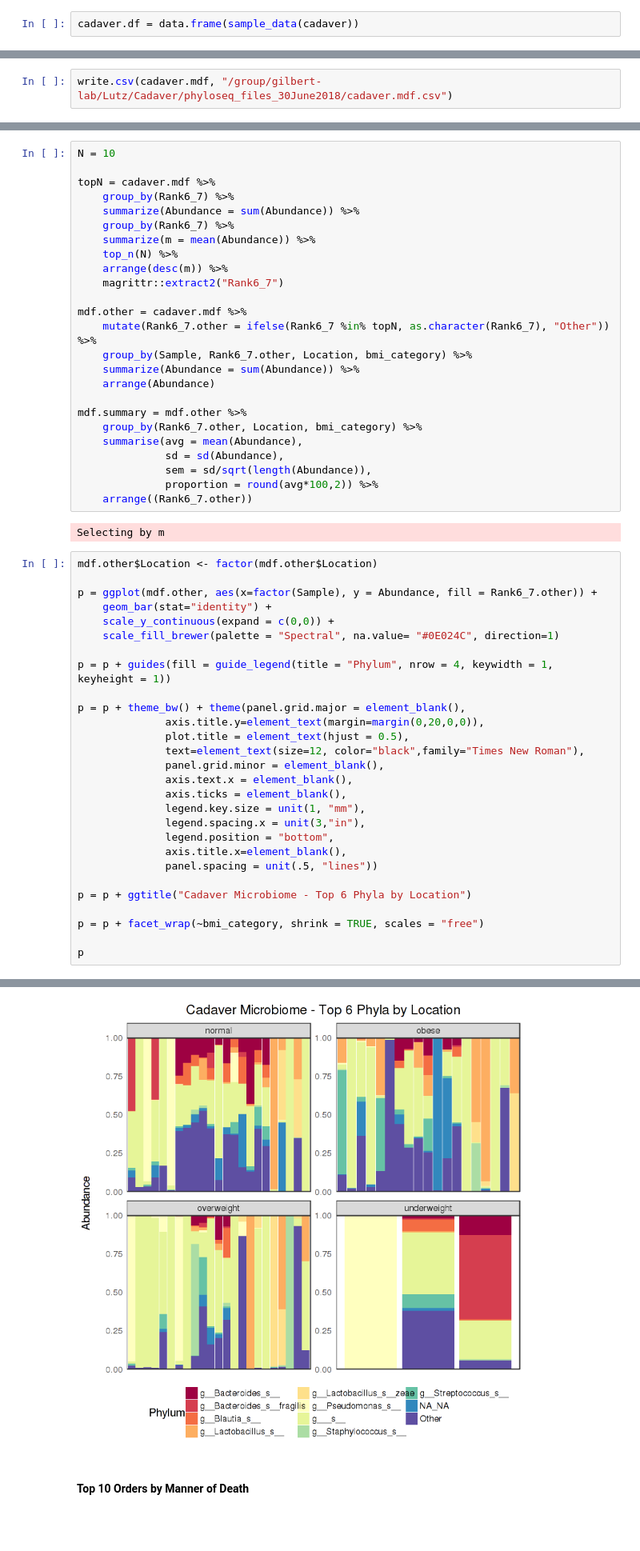
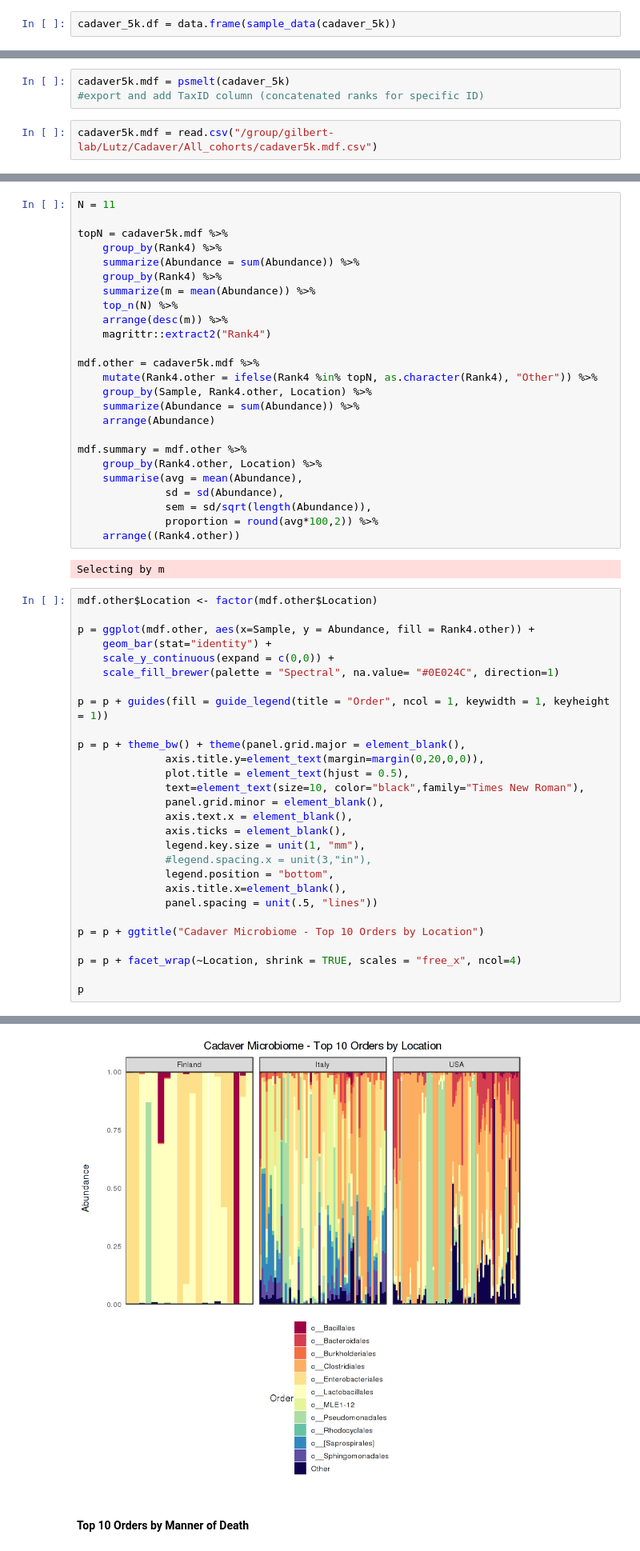
Before and after one commit to hollylutz/CadaverMP, a Jupyter notebook: All_cohorts.ipynb, the cells around one changed output, grey strips where cells are left out. Shown at 80% size. Cells and saved outputs as stored; diff of their text form; blank space fills up the shorter version.

```diff
--- a/All_cohorts.ipynb
+++ b/All_cohorts.ipynb
@@ -463,5 +538,5 @@ p10
 # %% [markdown]
 ### Betadiversity
 # %%
-cadaver.df = data.frame(sample_data(cadaver))
+cadaver_5k.df = data.frame(sample_data(cadaver_5k))
 # %%
@@ -717,2 +993,5 @@ cadaver.mdf = psmelt(cadaver)
+# %%
+cadaver5k.mdf = psmelt(cadaver_5k)
+#export and add TaxID column (concatenated ranks for specific ID)
 # %%
-write.csv(cadaver.mdf, "/group/gilbert-lab/Lutz/Cadaver/phyloseq_files_30June2018/cadaver.mdf.csv")
+cadaver5k.mdf = read.csv("/group/gilbert-lab/Lutz/Cadaver/All_cohorts/cadaver5k.mdf.csv")
@@ -820,56 +1188,56 @@ p
 # %%
-N = 10
+N = 11
 
-topN = cadaver.mdf %>%
-    group_by(Rank6_7) %>%
+topN = cadaver5k.mdf %>%
+    group_by(Rank4) %>%
     summarize(Abundance = sum(Abundance)) %>%
-    group_by(Rank6_7) %>%
+    group_by(Rank4) %>%
     summarize(m = mean(Abundance)) %>%
     top_n(N) %>%
     arrange(desc(m)) %>%
-    magrittr::extract2("Rank6_7")
+    magrittr::extract2("Rank4")
 
-mdf.other = cadaver.mdf %>%
-    mutate(Rank6_7.other = ifelse(Rank6_7 %in% topN, as.character(Rank6_7), "Other")) %>%
-    group_by(Sample, Rank6_7.other, Location, bmi_category) %>%
+mdf.other = cadaver5k.mdf %>%
+    mutate(Rank4.other = ifelse(Rank4 %in% topN, as.character(Rank4), "Other")) %>%
+    group_by(Sample, Rank4.other, Location) %>%
     summarize(Abundance = sum(Abundance)) %>%
     arrange(Abundance)
 
 mdf.summary = mdf.other %>%
-    group_by(Rank6_7.other, Location, bmi_category) %>%
+    group_by(Rank4.other, Location) %>%
     summarise(avg = mean(Abundance),
               sd = sd(Abundance),
               sem = sd/sqrt(length(Abundance)),
               proportion = round(avg*100,2)) %>%
-    arrange((Rank6_7.other))
+    arrange((Rank4.other))
 # %% [output]
 Selecting by m
 # %%
 mdf.other$Location <- factor(mdf.other$Location)
 
-p = ggplot(mdf.other, aes(x=factor(Sample), y = Abundance, fill = Rank6_7.other)) +
+p = ggplot(mdf.other, aes(x=Sample, y = Abundance, fill = Rank4.other)) +
     geom_bar(stat="identity") +
     scale_y_continuous(expand = c(0,0)) +
     scale_fill_brewer(palette = "Spectral", na.value= "#0E024C", direction=1)
 
-p = p + guides(fill = guide_legend(title = "Phylum", nrow = 4, keywidth = 1, keyheight = 1))
+p = p + guides(fill = guide_legend(title = "Order", ncol = 1, keywidth = 1, keyheight = 1))
 
 p = p + theme_bw() + theme(panel.grid.major = element_blank(),
               axis.title.y=element_text(margin=margin(0,20,0,0)),
               plot.title = element_text(hjust = 0.5),
-              text=element_text(size=12, color="black",family="Times New Roman"),
+              text=element_text(size=10, color="black",family="Times New Roman"),
               panel.grid.minor = element_blank(),
               axis.text.x = element_blank(),
               axis.ticks = element_blank(),
               legend.key.size = unit(1, "mm"),
-              legend.spacing.x = unit(3,"in"),
+              #legend.spacing.x = unit(3,"in"),
               legend.position = "bottom",
               axis.title.x=element_blank(),
               panel.spacing = unit(.5, "lines"))
 
-p = p + ggtitle("Cadaver Microbiome - Top 6 Phyla by Location")
+p = p + ggtitle("Cadaver Microbiome - Top 10 Orders by Location")
 
-p = p + facet_wrap(~bmi_category, shrink = TRUE, scales = "free")
+p = p + facet_wrap(~Location, shrink = TRUE, scales = "free_x", ncol=4)
 
 p
 # %% [output]
@@ -876,4 +1248,4 @@ p
-[figure, old version]
+[figure, new version]
 # %% [markdown]
 #### Top 10 Orders by Manner of Death
 # %%
```
Also changed, not shown: parts of 76 cells of this notebook.
